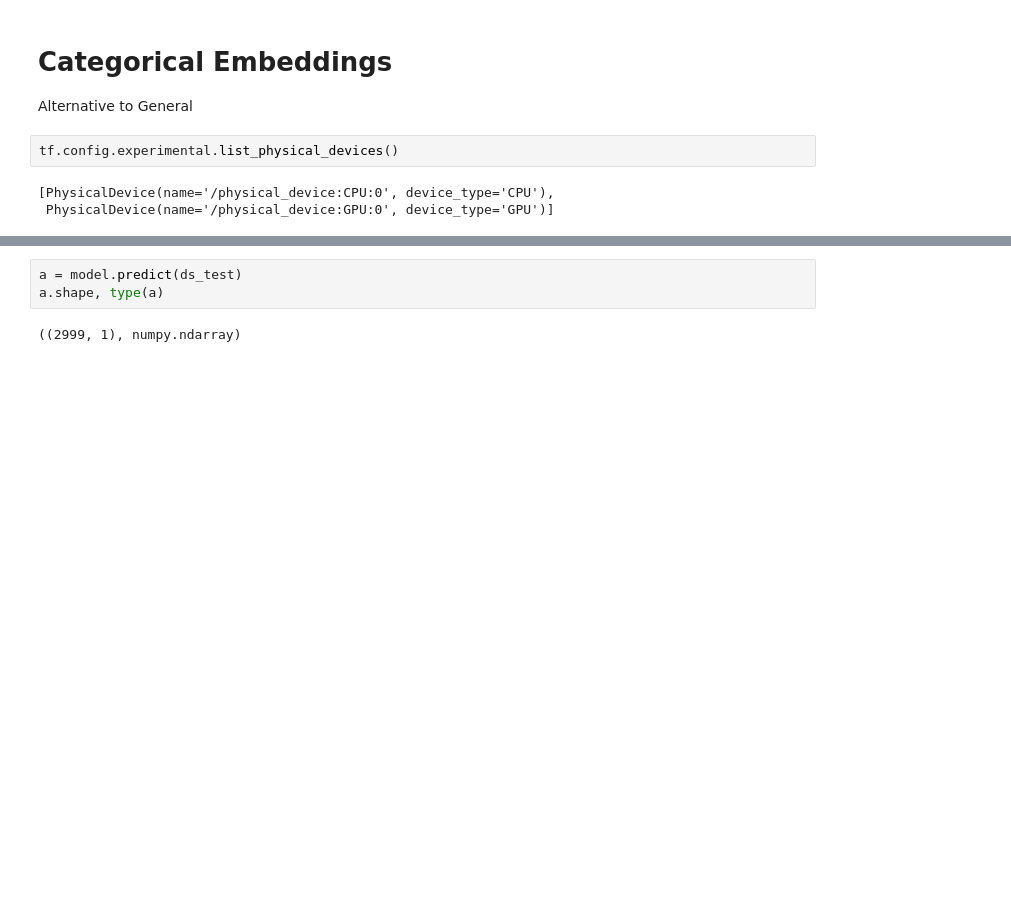
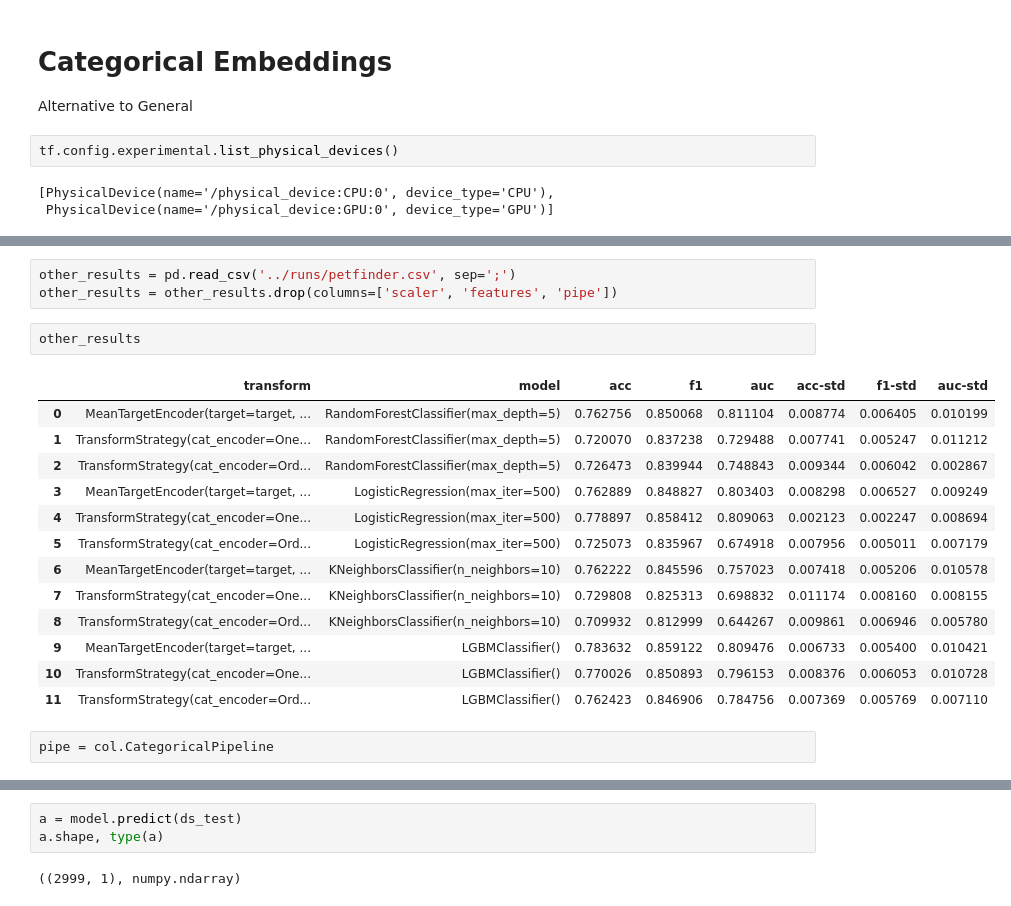
Before and after one commit to spayot/mte-plus, a Jupyter notebook: notebooks/tf_embeddings.ipynb, the cells around one changed output, grey strips where cells are left out. Cells and saved outputs as stored; diff of their text form; blank space fills up the shorter version.

```diff
--- a/notebooks/tf_embeddings.ipynb
+++ b/notebooks/tf_embeddings.ipynb
@@ -176 +680,22 @@ Epoch 5/5
+# %%
+other_results = pd.read_csv('../runs/petfinder.csv', sep=';')
+other_results = other_results.drop(columns=['scaler', 'features', 'pipe'])
+# %%
+other_results
+# %% [output]
+|  | transform | model | acc | f1 | auc | acc-std | f1-std | auc-std |
+| 0 | MeanTargetEncoder(target=target, ... | RandomForestClassifier(max_depth=5) | 0.762756 | 0.850068 | 0.811104 | 0.008774 | 0.006405 | 0.010199 |
+| 1 | TransformStrategy(cat_encoder=One... | RandomForestClassifier(max_depth=5) | 0.720070 | 0.837238 | 0.729488 | 0.007741 | 0.005247 | 0.011212 |
+| 2 | TransformStrategy(cat_encoder=Ord... | RandomForestClassifier(max_depth=5) | 0.726473 | 0.839944 | 0.748843 | 0.009344 | 0.006042 | 0.002867 |
+| 3 | MeanTargetEncoder(target=target, ... | LogisticRegression(max_iter=500) | 0.762889 | 0.848827 | 0.803403 | 0.008298 | 0.006527 | 0.009249 |
+| 4 | TransformStrategy(cat_encoder=One... | LogisticRegression(max_iter=500) | 0.778897 | 0.858412 | 0.809063 | 0.002123 | 0.002247 | 0.008694 |
+| 5 | TransformStrategy(cat_encoder=Ord... | LogisticRegression(max_iter=500) | 0.725073 | 0.835967 | 0.674918 | 0.007956 | 0.005011 | 0.007179 |
+| 6 | MeanTargetEncoder(target=target, ... | KNeighborsClassifier(n_neighbors=10) | 0.762222 | 0.845596 | 0.757023 | 0.007418 | 0.005206 | 0.010578 |
+| 7 | TransformStrategy(cat_encoder=One... | KNeighborsClassifier(n_neighbors=10) | 0.729808 | 0.825313 | 0.698832 | 0.011174 | 0.008160 | 0.008155 |
+| 8 | TransformStrategy(cat_encoder=Ord... | KNeighborsClassifier(n_neighbors=10) | 0.709932 | 0.812999 | 0.644267 | 0.009861 | 0.006946 | 0.005780 |
+| 9 | MeanTargetEncoder(target=target, ... | LGBMClassifier() | 0.783632 | 0.859122 | 0.809476 | 0.006733 | 0.005400 | 0.010421 |
+| 10 | TransformStrategy(cat_encoder=One... | LGBMClassifier() | 0.770026 | 0.850893 | 0.796153 | 0.008376 | 0.006053 | 0.010728 |
+| 11 | TransformStrategy(cat_encoder=Ord... | LGBMClassifier() | 0.762423 | 0.846906 | 0.784756 | 0.007369 | 0.005769 | 0.007110 |
+# %%
+pipe = col.CategoricalPipeline
 # %%
```
Also changed, not shown: parts of 66 cells of this notebook, 13 other files.
